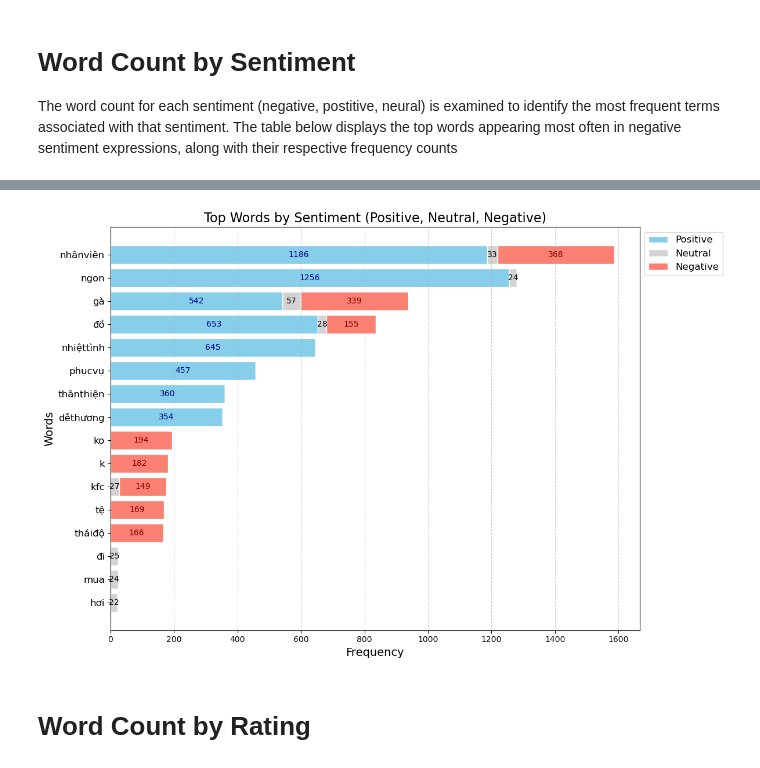
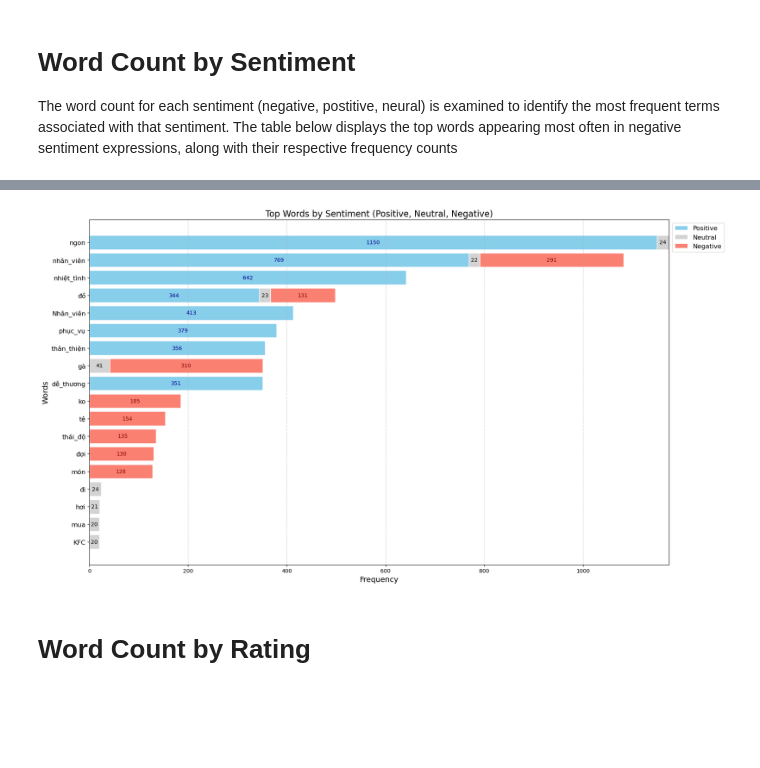
Before and after one commit to Ngoc-Cac/kfc-reviews-with-bigdata, a Jupyter notebook: sentiment_analysis/eda.ipynb, the cells around one changed output, grey strips where cells are left out. Drawn from its saved outputs; the diff is of its cells as text; code cells hidden in the pictures; blank space fills up the shorter version.

Commit message:
Clean code & convert to parquet

```diff
--- a/sentiment_analysis/eda.ipynb
+++ b/sentiment_analysis/eda.ipynb
@@ -36,0 +45,3 @@ only showing top 5 rows
+# %%
+df_parquet = spark.read.parquet("hdfs://namenode:9000/preprocessed_parquet")
+df_parquet.show()
@@ -149,19 +178,20 @@ def word_tokenize(row):
         ) for word in row['review'].split()
     ]
 
-tokenized_rdd = df.rdd.flatMap(word_tokenize)
+tokenized_rdd = df_parquet.rdd.flatMap(word_tokenize)
 # %%
-# how to? đọc xong rồi xóa
 # để đếm thì xài map như sau rồi reduce by key
 count_global = tokenized_rdd.map(lambda row: (row[0], 1))
 wc_global = count_global.reduceByKey(lambda x, y: x + y)
 
-# tuy nhiên, muốn đếm từ theo rating hoặc seniment thì làm khác xíu
-# thay vì (row[0], 1) thì thành (key, 1) trong đó key sẽ là (row[0], row[i], row[j],...)
-# dựa theo cái muốn đếm theo. Thí dụ, đếm theo rating:
+# By rating
 count_by_rating = tokenized_rdd.map(lambda row: ((row[0], row[1]), 1))
 wc_rating = count_by_rating.reduceByKey(lambda x, y: x + y)
 
-# hoặc count theo sentiment VÀ place_index
+# By sentiment & place_index
 count_by_sent_place = tokenized_rdd.map(lambda row: ((row[0], row[2], row[3]), 1))
 wc_sent_place = count_by_sent_place.reduceByKey(lambda x, y: x + y)
+
+# By sentiment
+count_by_sent = tokenized_rdd.map(lambda row: ((row[0], row[2]), 1))
+wc_sent = count_by_sent.reduceByKey(lambda x, y: x + y)
@@ -297,0 +375,11 @@ only showing top 50 rows
+# %%
+from pyspark.sql import Row
+
+# Create dataframe
+sent_df = spark.createDataFrame(
+    [Row(word=k[0], sentiment=k[1], count=v)
+     for k, v in filtered_sent.items()]
+)
+
+print('Top 50 frequency keywords by sentiment:')
+sent_df.orderBy('count', ascending=False).show(50, truncate=False)
@@ -298,16 +404,16 @@ only showing top 50 rows
 # %%
-# Convert to Pandas
-pd_word_counts = wc_sen.toPandas()
+from pyspark.sql import functions as F
 
 top_words = {}
 sentiments = ['positive', 'neutral', 'negative']
 
 for sentiment in sentiments:
     top_words[sentiment] = (
-        pd_word_counts[pd_word_counts['sentiment'] == sentiment]
-        .nlargest(8, 'count')[['word', 'count']]
-        .set_index('word')['count']
-        .to_dict()
+        sent_df.filter(F.col('sentiment') == sentiment)
+        .orderBy(F.col('count').desc())
+        .limit(8)
+        .select('word', 'count')
+        .rdd.collectAsMap()
     )
 
 all_words = list(set(
@@ -327,7 +433,7 @@ df_plot['Total'] = df_plot['Positive'] + df_plot['Neutral'] + df_plot['Negative'
 df_plot = df_plot.sort_values('Total', ascending=True)
 
 # Visualize stacked bar
-plt.figure(figsize=(12, 8))
+plt.figure(figsize=(18, 10))
 
 p1 = plt.barh(df_plot['Word'], df_plot['Positive'],
               color='skyblue', label='Positive', edgecolor='white')
@@ -341,33 +447,33 @@ p3 = plt.barh(df_plot['Word'], df_plot['Negative'],
 for i, word in enumerate(df_plot['Word']):
     # Positive
     if df_plot['Positive'].iloc[i] > 0:
         plt.text(df_plot['Positive'].iloc[i]/2, i,
                 str(df_plot['Positive'].iloc[i]),
                 va='center', ha='center', color='darkblue', fontsize=10)
 
     # Neutral
     if df_plot['Neutral'].iloc[i] > 0:
         plt.text(df_plot['Positive'].iloc[i] + df_plot['Neutral'].iloc[i]/2, i,
                 str(df_plot['Neutral'].iloc[i]),
                 va='center', ha='center', color='black', fontsize=10)
 
     # Negative
     total_width = df_plot['Positive'].iloc[i] + df_plot['Neutral'].iloc[i] + df_plot['Negative'].iloc[i]
     if df_plot['Negative'].iloc[i] > 0:
         plt.text(df_plot['Positive'].iloc[i] + df_plot['Neutral'].iloc[i] + df_plot['Negative'].iloc[i]/2, i,
                 str(df_plot['Negative'].iloc[i]),
                 va='center', ha='center', color='darkred', fontsize=10)
 
 plt.yticks(range(len(df_plot['Word'])), df_plot['Word'], fontsize=12)
 plt.xlabel('Frequency', fontsize=14)
 plt.ylabel('Words', fontsize=14)
 plt.title('Top Words by Sentiment (Positive, Neutral, Negative)', fontsize=16)
 plt.legend(fontsize=12, bbox_to_anchor=(1, 1), loc='upper left')
 plt.grid(axis='x', linestyle='--', alpha=0.6)
 
 plt.tight_layout()
 plt.show()
 # %% [output]
-[figure, old version]
+[figure, new version]
 # %% [markdown]
 # Word Count by Rating
```
Also changed, not shown: parts of 28 cells of this notebook.
